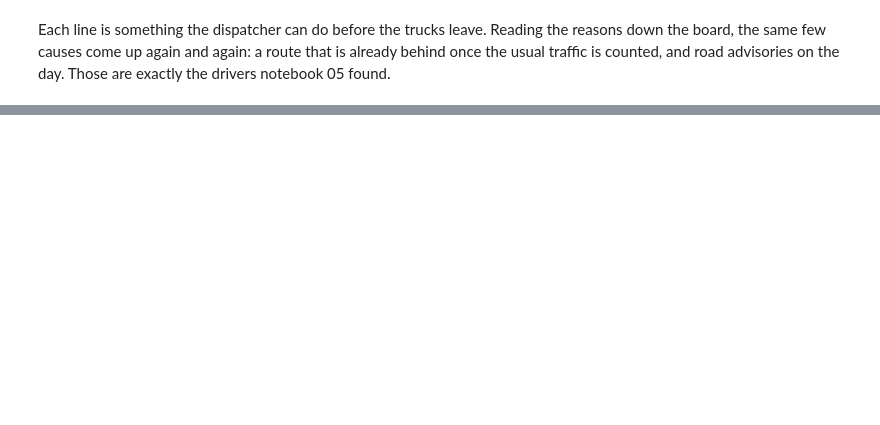
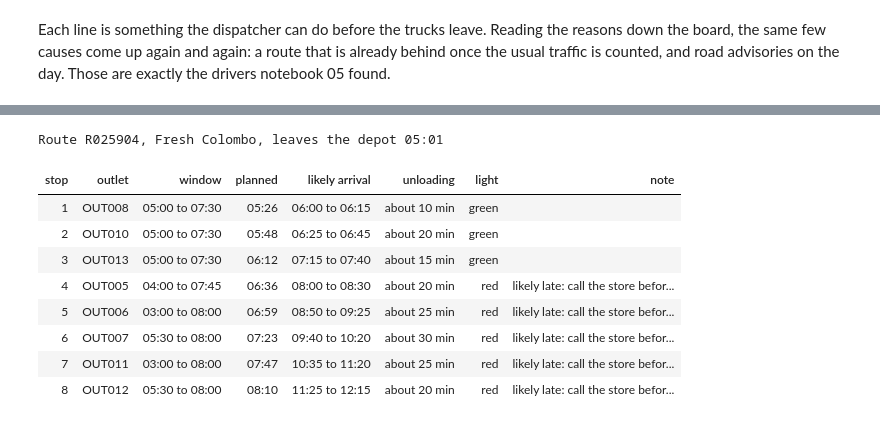
Before and after one commit to sameera-ekanayaka/Xora_Datathon, a Jupyter notebook: notebooks/08_decision_layer.ipynb, the cells around one changed output, grey strips where cells are left out. Saved outputs shown, nothing was run; the diff lists cells and outputs as text; code cells hidden in the pictures; blank space fills up the shorter version.

Commit message:
Add a driver run sheet and evening-before store messages

```diff
--- a/notebooks/08_decision_layer.ipynb
+++ b/notebooks/08_decision_layer.ipynb
@@ -133,0 +138,26 @@ Each line is something the dispatcher can do before the trucks leave. Reading th
+# %%
+ROUTE = board.route.iloc[0]
+r = day[day.route_id == ROUTE].sort_values("seq")
+run_sheet = pd.DataFrame({
+    "stop": r.seq.astype(int) + 1, "outlet": r.outlet_id,
+    "window": [f"{dl.clock(a)} to {dl.clock(b)}" for a, b in zip(r.window_open_time_min, r.window_close_time_min)],
+    "planned": r.planned_arrival_min.map(dl.clock), "likely arrival": r.arrives,
+    "unloading": [f"about {5 * max(1, round(m / 5))} min" for m in r.pred_service_min],
+    "light": r.light,
+    "note": np.where(r.light == "red", "likely late: call the store before you set off for it",
+                     np.where(r.light == "amber", "call ahead if you are running behind", "")),
+})
+run_sheet.to_csv(OUT / f"driver_run_sheet_{ROUTE}.csv", index=False)
+print(f"Route {ROUTE}, {r.brand.iloc[0]} {r.district.iloc[0]}, leaves the depot {dl.clock(r.route_start_min.iloc[0])}")
+paint(run_sheet)
+# %% [output]
+Route R025904, Fresh Colombo, leaves the depot 05:01
+| stop | outlet | window | planned | likely arrival | unloading | light | note |
+| 1 | OUT008 | 05:00 to 07:30 | 05:26 | 06:00 to 06:15 | about 10 min | green |  |
+| 2 | OUT010 | 05:00 to 07:30 | 05:48 | 06:25 to 06:45 | about 20 min | green |  |
+| 3 | OUT013 | 05:00 to 07:30 | 06:12 | 07:15 to 07:40 | about 15 min | green |  |
+| 4 | OUT005 | 04:00 to 07:45 | 06:36 | 08:00 to 08:30 | about 20 min | red | likely late: call the store befor... |
+| 5 | OUT006 | 03:00 to 08:00 | 06:59 | 08:50 to 09:25 | about 25 min | red | likely late: call the store befor... |
+| 6 | OUT007 | 05:30 to 08:00 | 07:23 | 09:40 to 10:20 | about 30 min | red | likely late: call the store befor... |
+| 7 | OUT011 | 03:00 to 08:00 | 07:47 | 10:35 to 11:20 | about 25 min | red | likely late: call the store befor... |
+| 8 | OUT012 | 05:30 to 08:00 | 08:10 | 11:25 to 12:15 | about 20 min | red | likely late: call the store befor... |
```
Also changed, not shown: parts of 3 cells of this notebook, 2 other files.
